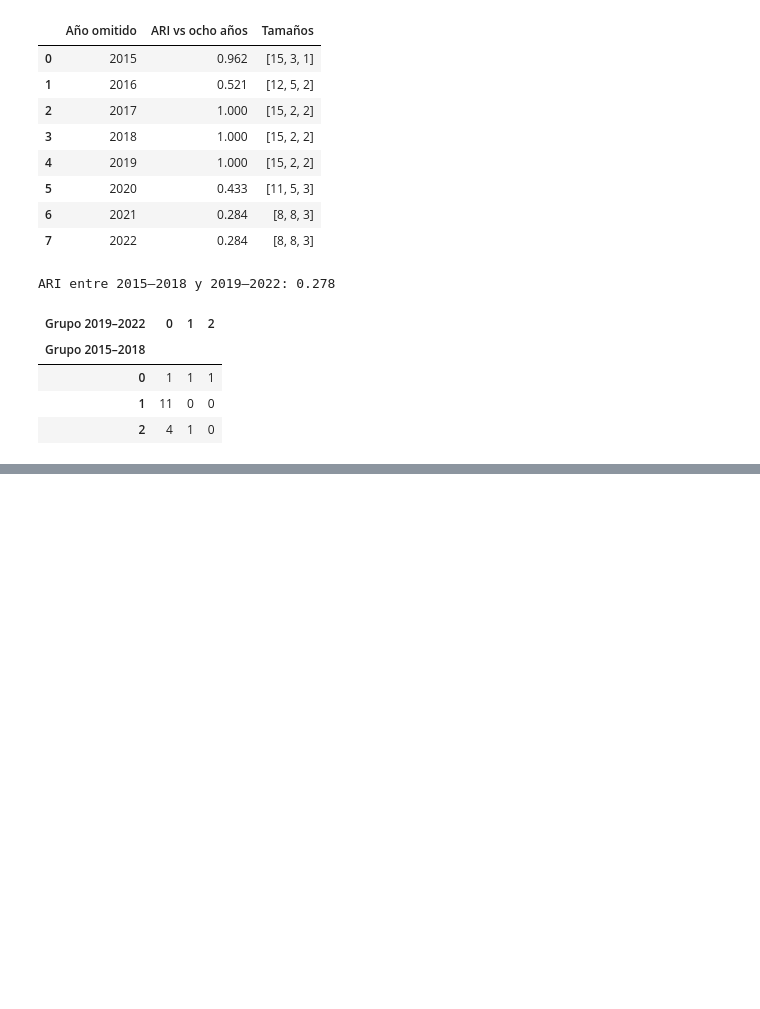
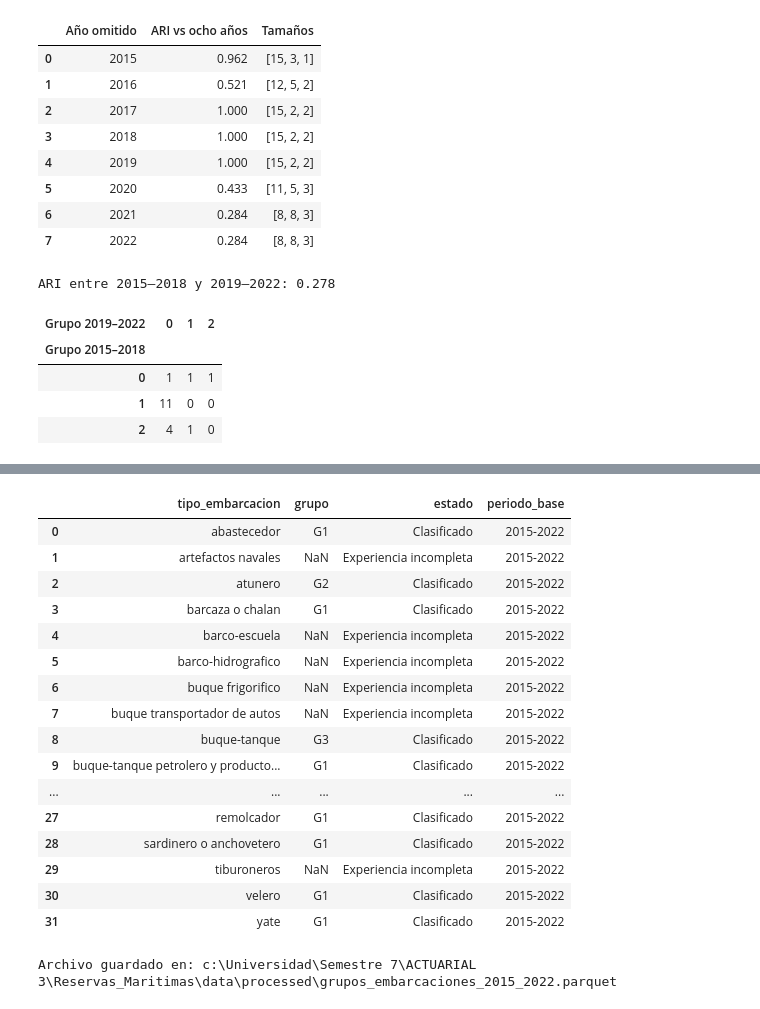
Before and after one commit to estebanto7/Reservas_Maritimas, a Jupyter notebook: notebooks/03_siniestralidad_conglomerados.ipynb, the cells around one changed output, grey strips where cells are left out. Cells and saved outputs as stored; diff of their text form; code cells hidden in the pictures; blank space fills up the shorter version.

Commit message:
Add new parquet file for vessel groups from 2015 to 2022

```diff
--- a/notebooks/03_siniestralidad_conglomerados.ipynb
+++ b/notebooks/03_siniestralidad_conglomerados.ipynb
@@ -1394,0 +1602,78 @@ fig.show()
+# %%
+# --------------------------------------------------
+# Clasificación histórica para utilizar en reservas
+# --------------------------------------------------
+
+etiquetas_finales = pd.Series(
+    particion_periodo(df_tipos_pivot),
+    index=df_tipos_pivot.index
+)
+
+nivel_final = np.log1p(df_tipos_pivot).mean(axis=1)
+
+orden_final = (
+    nivel_final.groupby(etiquetas_finales)
+    .median()
+    .sort_values()
+    .index
+)
+
+mapa_final = dict(zip(orden_final, ["G1", "G2", "G3"]))
+
+grupos_finales = etiquetas_finales.map(
+    mapa_final
+).rename("grupo")
+
+# Incluir todos los tipos, incluso los no clasificados
+universo = pd.Index(
+    sorted(emision_ajustada["tipo_embarcacion"].dropna().unique()),
+    name="tipo_embarcacion"
+)
+
+catalogo_grupos = pd.DataFrame({
+    "tipo_embarcacion": universo
+})
+
+catalogo_grupos["grupo"] = (
+    catalogo_grupos["tipo_embarcacion"]
+    .map(grupos_finales)
+)
+
+catalogo_grupos["estado"] = np.where(
+    catalogo_grupos["grupo"].notna(),
+    "Clasificado",
+    "Experiencia incompleta"
+)
+
+catalogo_grupos["periodo_base"] = "2015-2022"
+
+ruta_grupos = (
+    PROCESSED / "grupos_embarcaciones_2015_2022.parquet"
+)
+
+catalogo_grupos.to_parquet(
+    ruta_grupos,
+    index=False
+)
+
+display(catalogo_grupos)
+print("Archivo guardado en:", ruta_grupos)
+# %% [output]
+|  | tipo_embarcacion | grupo | estado | periodo_base |
+| 0 | abastecedor | G1 | Clasificado | 2015-2022 |
+| 1 | artefactos navales | NaN | Experiencia incompleta | 2015-2022 |
+| 2 | atunero | G2 | Clasificado | 2015-2022 |
+| 3 | barcaza o chalan | G1 | Clasificado | 2015-2022 |
+| 4 | barco-escuela | NaN | Experiencia incompleta | 2015-2022 |
+| 5 | barco-hidrografico | NaN | Experiencia incompleta | 2015-2022 |
+| 6 | buque frigorifico | NaN | Experiencia incompleta | 2015-2022 |
+| 7 | buque transportador de autos | NaN | Experiencia incompleta | 2015-2022 |
+| 8 | buque-tanque | G3 | Clasificado | 2015-2022 |
+| 9 | buque-tanque petrolero y producto... | G1 | Clasificado | 2015-2022 |
+| ... | ... | ... | ... | ... |
+| 27 | remolcador | G1 | Clasificado | 2015-2022 |
+| 28 | sardinero o anchovetero | G1 | Clasificado | 2015-2022 |
+| 29 | tiburoneros | NaN | Experiencia incompleta | 2015-2022 |
+| 30 | velero | G1 | Clasificado | 2015-2022 |
+| 31 | yate | G1 | Clasificado | 2015-2022 |
+Archivo guardado en: c:\Universidad\Semestre 7\ACTUARIAL 3\Reservas_Maritimas\data\processed\grupos_embarcaciones_2015_2022.parquet
```
Also changed, not shown: parts of 3 cells of this notebook, 2 other files.
